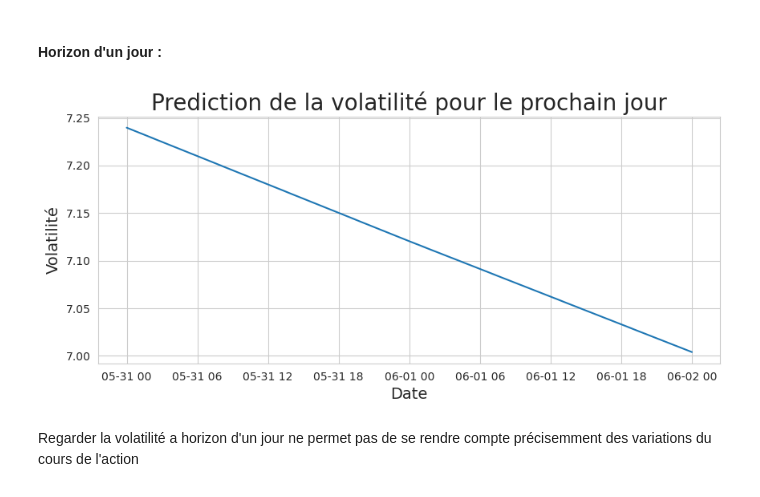
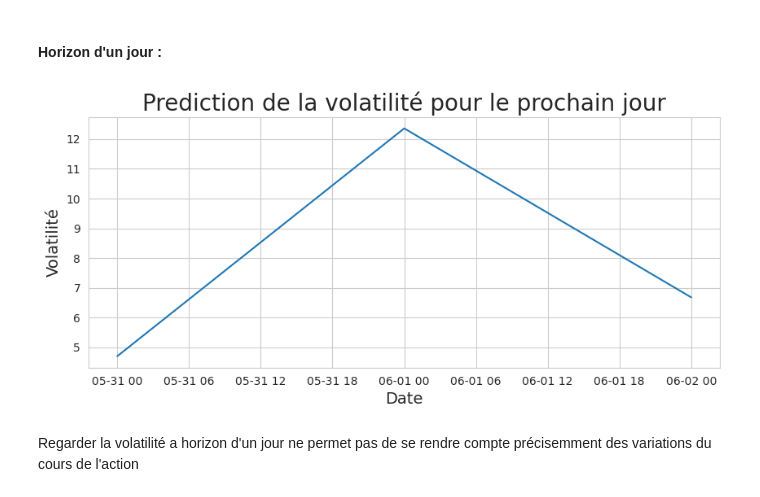
Before and after one commit to RyanSAMAMA/Ensae_projetMDR, a Jupyter notebook: GarchFinal.ipynb, the cells around one changed output. Cells and saved outputs as stored; diff of their text form; code cells hidden in the pictures.

```diff
--- a/GarchFinal.ipynb
+++ b/GarchFinal.ipynb
@@ -328,10 +350,12 @@ ARCHModelResult, id: 0x7f4ceaa65fc0
 # %%
+#Prédiction de la volatilité jour par jour
 rolling_predictions = []
 taille_test = 1000
 
+#On fait une boucle pour avoir une liste avec les prédictions de la volatilité
 for i in range(taille_test):
     train = rendements[:-(taille_test-i)]
-    modele = arch_model(train, p=1, q=2)
+    modele = arch_model(train, p=best_order[0], q=best_order[1])
     modele_fit = modele.fit(disp='off')
     pred = modele_fit.forecast(horizon=1)
     rolling_predictions.append(np.sqrt(pred.variance.values[-1,:][0]))
@@ -361,23 +387,27 @@ On voit bien dans ce graphe que la volatilité predite suit bien les variations
 # %% [markdown]
 #### Horizon d'un jour :
 # %%
+#Modèle
 donnes_entrainement = rendements
-modele = arch_model(donnes_entrainement, p=1, q=1)
+modele = arch_model(donnes_entrainement, p=best_order[0], q=best_order[1])
 modele_fit = modele.fit(disp='off')
+
+#Prédiction à horizon 1 jours
 pred = modele_fit.forecast(horizon=3)
 dates_futures = [rendements.index[-1] + timedelta(days=i) for i in range(1,4)]
 pred = pd.Series(np.sqrt(pred.variance.values[-1,:]), index=dates_futures)
 # %%
-plt.figure(figsize=(10,4)
-          )
+#Tracé de la volatilité prédite pour le prochain jour
+plt.figure(figsize=(10,4))
+
 plt.plot(pred)
 plt.title('Prediction de la volatilité pour le prochain jour', fontsize=20)
 plt.xlabel('Date', fontsize=14)
 plt.ylabel('Volatilité', fontsize=14)
 
 plt.show()
 # %% [output]
-[figure, old version]
+[figure, new version]
 # %% [markdown]
 Regarder la volatilité a horizon d'un jour ne permet pas de se rendre compte précisemment des variations du cours de l'action
 # %% [markdown]
```
Also changed, not shown: parts of 24 cells of this notebook.
